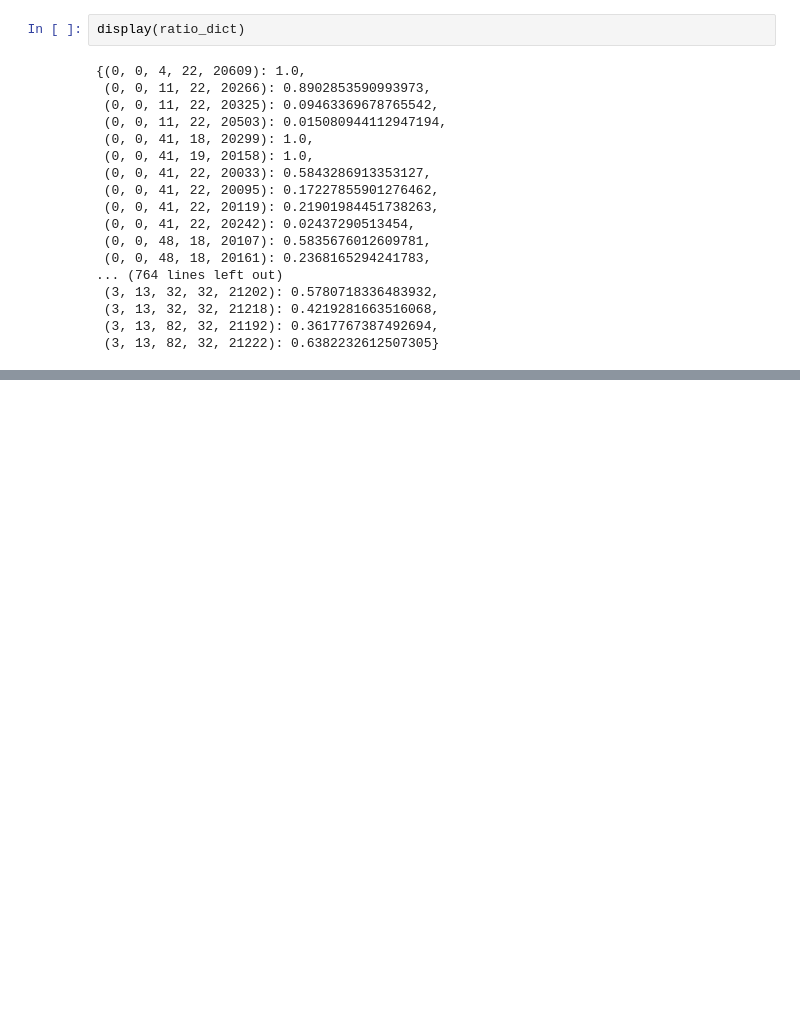
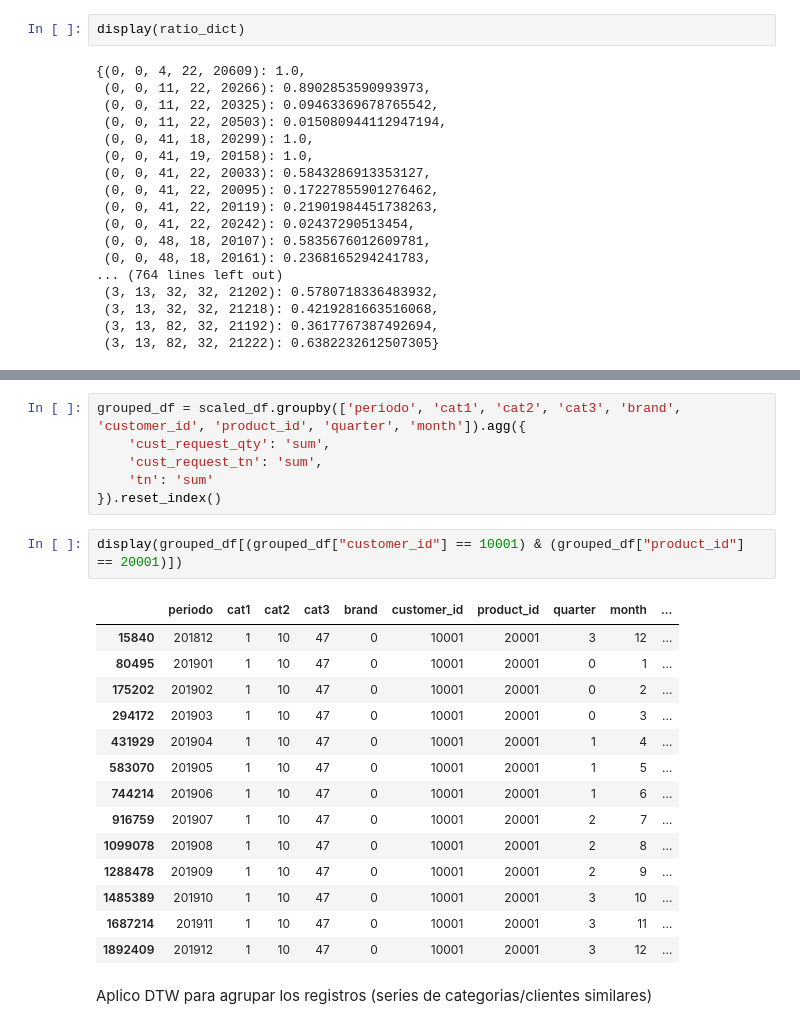
Before and after one commit to marianoMarchetta1/LaboratorioIII, a Jupyter notebook: Models/CategoryGroupClusteringFixed/model.ipynb, the cells around one changed output, grey strips where cells are left out. Saved outputs shown, nothing was run; the diff lists cells and outputs as text; blank space fills up the shorter version.

```diff
--- a/Models/CategoryGroupClusteringFixed/model.ipynb
+++ b/Models/CategoryGroupClusteringFixed/model.ipynb
@@ -331,0 +248,25 @@ dtype: object
+# %%
+grouped_df = scaled_df.groupby(['periodo', 'cat1', 'cat2', 'cat3', 'brand', 'customer_id', 'product_id', 'quarter', 'month']).agg({
+    'cust_request_qty': 'sum',
+    'cust_request_tn': 'sum',
+    'tn': 'sum'
+}).reset_index()
+# %%
+display(grouped_df[(grouped_df["customer_id"] == 10001) & (grouped_df["product_id"] == 20001)])
+# %% [output]
+|  | periodo | cat1 | cat2 | cat3 | brand | customer_id | product_id | quarter | month | ... |
+| 15840 | 201812 | 1 | 10 | 47 | 0 | 10001 | 20001 | 3 | 12 | ... |
+| 80495 | 201901 | 1 | 10 | 47 | 0 | 10001 | 20001 | 0 | 1 | ... |
+| 175202 | 201902 | 1 | 10 | 47 | 0 | 10001 | 20001 | 0 | 2 | ... |
+| 294172 | 201903 | 1 | 10 | 47 | 0 | 10001 | 20001 | 0 | 3 | ... |
+| 431929 | 201904 | 1 | 10 | 47 | 0 | 10001 | 20001 | 1 | 4 | ... |
+| 583070 | 201905 | 1 | 10 | 47 | 0 | 10001 | 20001 | 1 | 5 | ... |
+| 744214 | 201906 | 1 | 10 | 47 | 0 | 10001 | 20001 | 1 | 6 | ... |
+| 916759 | 201907 | 1 | 10 | 47 | 0 | 10001 | 20001 | 2 | 7 | ... |
+| 1099078 | 201908 | 1 | 10 | 47 | 0 | 10001 | 20001 | 2 | 8 | ... |
+| 1288478 | 201909 | 1 | 10 | 47 | 0 | 10001 | 20001 | 2 | 9 | ... |
+| 1485389 | 201910 | 1 | 10 | 47 | 0 | 10001 | 20001 | 3 | 10 | ... |
+| 1687214 | 201911 | 1 | 10 | 47 | 0 | 10001 | 20001 | 3 | 11 | ... |
+| 1892409 | 201912 | 1 | 10 | 47 | 0 | 10001 | 20001 | 3 | 12 | ... |
+# %% [markdown]
+Aplico DTW para agrupar los registros (series de categorias/clientes similares)
```
Also changed, not shown: parts of 39 cells of this notebook.
